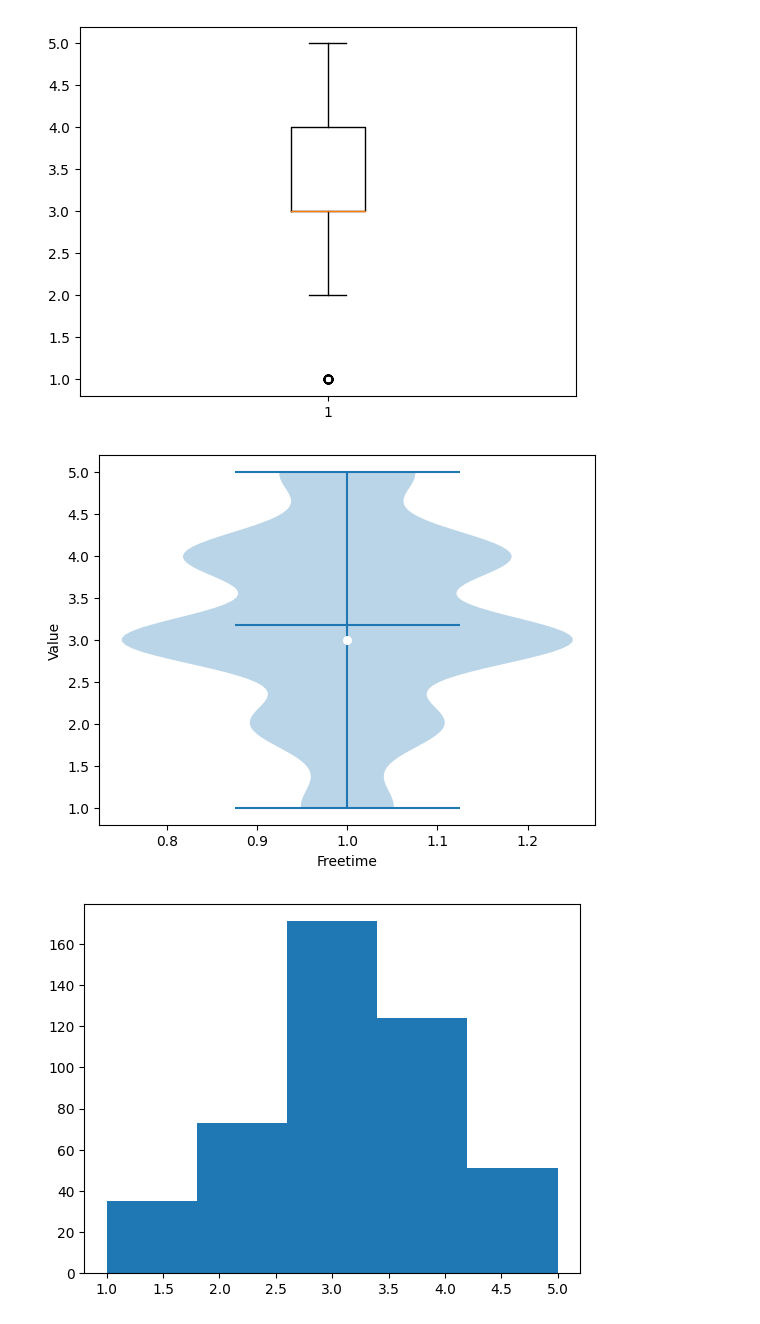
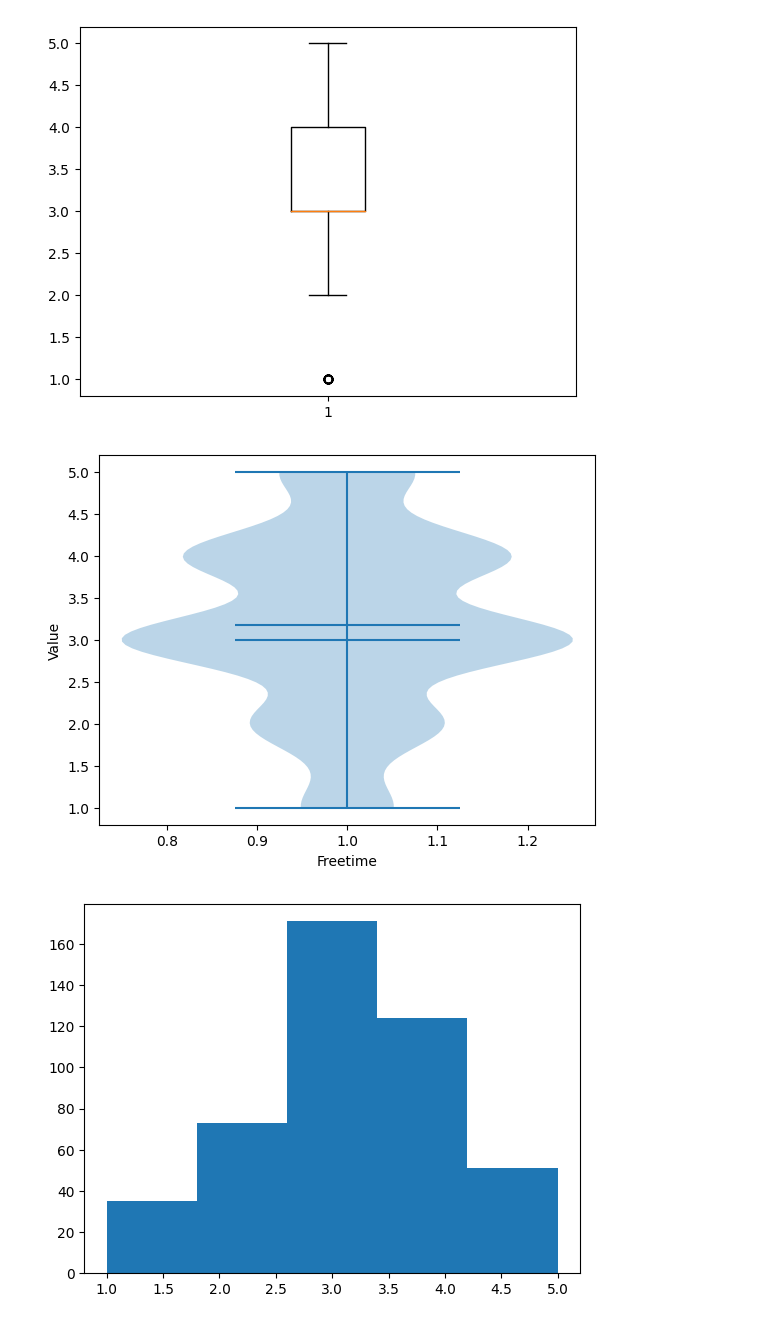
Before and after one commit to OfLoopa/ml_mipt_dafe, a Jupyter notebook: homeworks/hw_1/hw_1_EDA_preproc.ipynb, the cells around one changed output. Drawn from its saved outputs; the diff is of its cells as text; code cells hidden in the pictures.

```diff
--- a/homeworks/hw_1/hw_1_EDA_preproc.ipynb
+++ b/homeworks/hw_1/hw_1_EDA_preproc.ipynb
@@ -217,16 +217,16 @@ plt.show()
 # %%
 viplot = plt.violinplot(
     X_train["freetime"],
     showmeans=True,
-    showmedians=False,
+    showmedians=True,
     showextrema=True
 )
-plt.scatter(1.0, median, marker='o', color='white', s=30, zorder=3)
+# plt.scatter(1.0, median, marker='o', color='white', s=30, zorder=3)
 plt.xlabel('Freetime')
 plt.ylabel('Value')
 plt.show()
 # %% [output]
-[figure, old version]
+[figure, new version]
 # %%
 plt.hist(X_train["freetime"], bins=5)
 plt.show()
```
Also changed, not shown: parts of 18 cells of this notebook, 3 other files.
